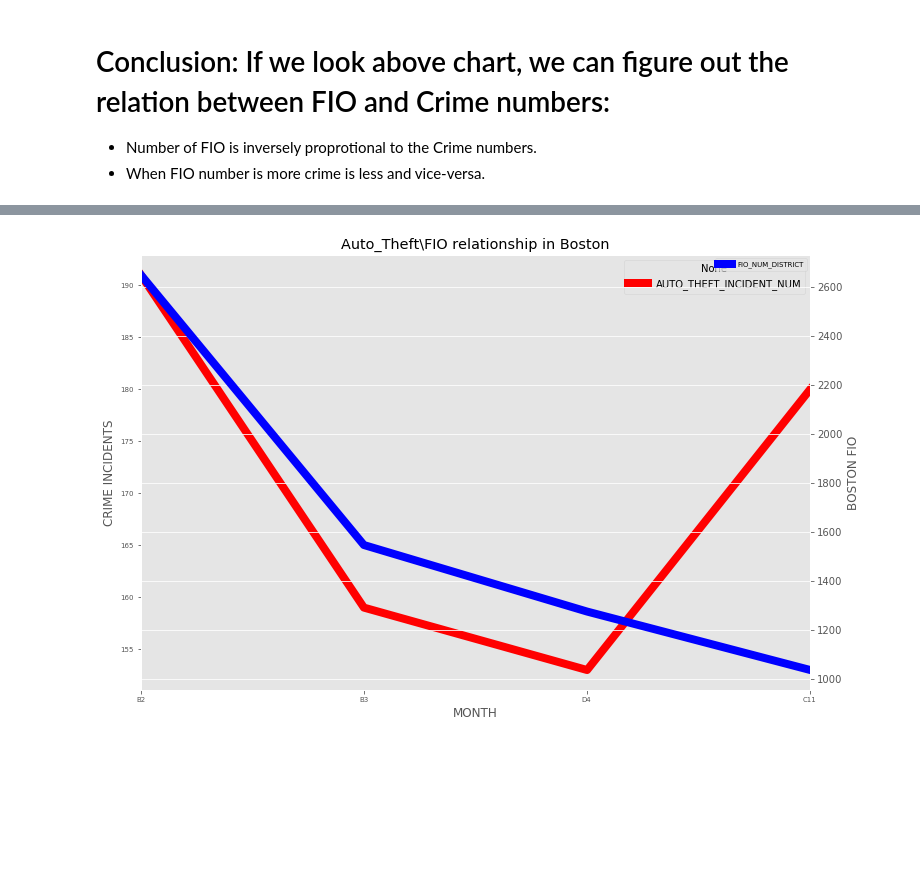
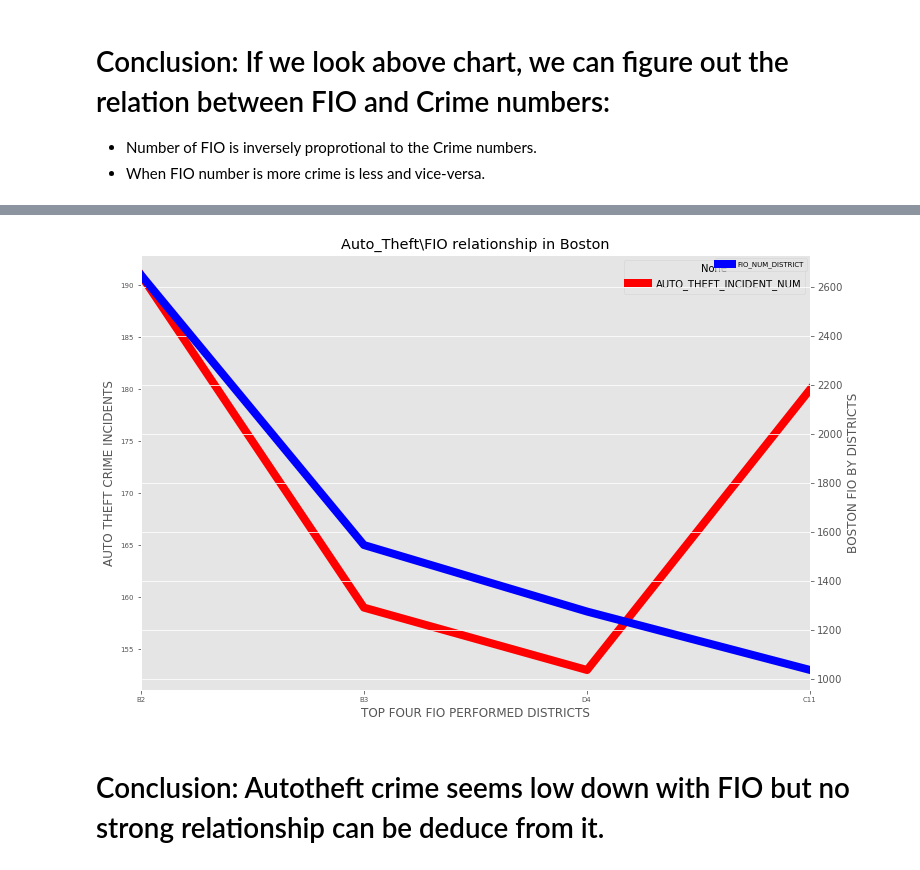
Before and after one commit to rajusingh7777/singh_raju_spring2017, a Jupyter notebook: Final/analysis/analysis3.ipynb, the cells around one changed output, grey strips where cells are left out. Saved outputs shown, nothing was run; the diff lists cells and outputs as text; code cells hidden in the pictures; blank space fills up the shorter version.

```diff
--- a/Final/analysis/analysis3.ipynb
+++ b/Final/analysis/analysis3.ipynb
@@ -169,25 +155,25 @@ pd.merge(df_FIO3,dfa)
 # %%
 plt.figure(figsize=(12,8))
 pt1=dfb["AUTO_THEFT_INCIDENT_NUM"].plot(kind='line',title='Auto_Theft\FIO relationship in Boston',fontsize=7)
-pt1.set_ylabel('CRIME INCIDENTS')
-pt1.set_xlabel("MONTH")
+pt1.set_ylabel('AUTO THEFT CRIME INCIDENTS')
+pt1.set_xlabel("TOP FOUR FIO PERFORMED DISTRICTS")
 
 #to set ticks and correspoding labels
 start, end = pt1.get_xlim()
 pt1.set_xticks(np.arange(start, end, .999))
 pt1.set_xticklabels(dfb.DISTRICT)
 pt1.lines[-1].set_linewidth(8)
 pt1.lines[-1].set_color('red')
 pt1.legend(fontsize=7)
 
 pt2=dfb["FIO_NUM_DISTRICT"].plot(secondary_y=True,kind='line', title='Auto_Theft\FIO relationship in Boston',fontsize=7)
-pt2.set_ylabel('BOSTON FIO')
-#pt2.set_xlabel("Month")
-#pt2.set_xticklabels(df_A.MONTH)
+pt2.set_ylabel('BOSTON FIO BY DISTRICTS')
 pt2.lines[-1].set_linewidth(8)
 pt2.lines[-1].set_color('blue')
 pt2.legend(fontsize=7)
 
 plt.show()
 # %% [output]
-[figure, old version]
+[figure, new version]
+# %% [markdown]
+# Conclusion: Autotheft crime seems low down with FIO but no strong relationship can be deduce from it.
```
Also changed, not shown: parts of 26 cells of this notebook, 12 other files.
